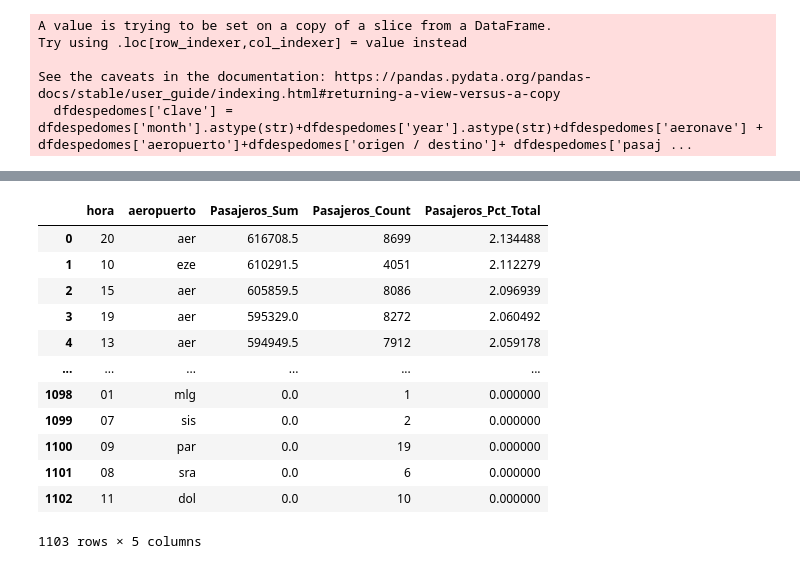
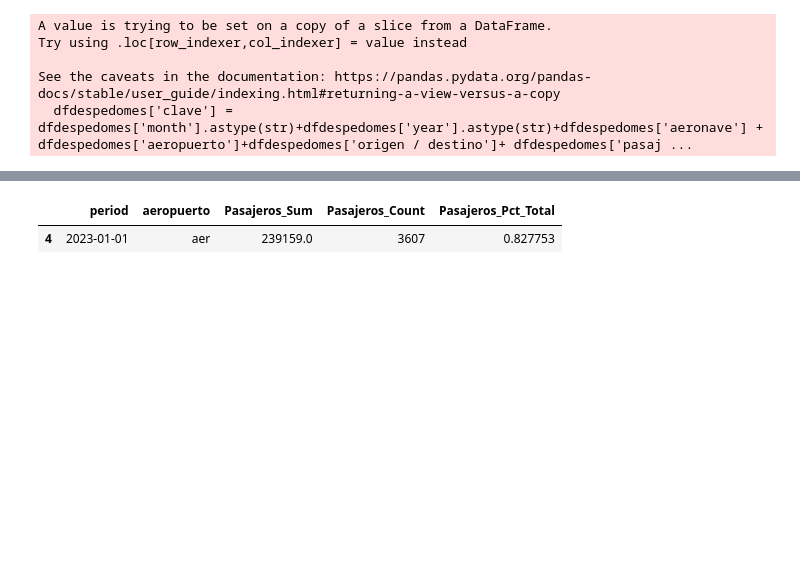
Before and after one commit to martinurtubey92/Algoritmo-y-Bases-de-datos, a Jupyter notebook: Tp Algoritmos.ipynb, the cells around one changed output, grey strips where cells are left out. Saved outputs shown, nothing was run; the diff lists cells and outputs as text; code cells hidden in the pictures; blank space fills up the shorter version.

```diff
--- a/Tp Algoritmos.ipynb
+++ b/Tp Algoritmos.ipynb
@@ -12,0 +16,4 @@ df = pd.read_csv(r"C:\Users\murtubey\OneDrive\Documentos\Data Science Maestria\A
+# %%
+url=create_onedrive_directdownload('https://1drv.ms/u/s!Ao8apDPz_iMP5xuBplq4Q2ExVen3?e=ykziFg')
+#read csv
+df = pd.read_csv(url,delimiter=";",encoding='latin-1')
@@ -282,3 +278,0 @@ dfatedomes.head()
-# %%
-#get week of the month
-dfdespedomes['week'] = pd.DatetimeIndex(dfdespedomes['fecha']).week
@@ -300,4 +287,0 @@ dfdespedomes.head()
-# %%
-#convert period to date without minutes and seconds
-
-dfdespedomes['period'] = pd.to_datetime(dfdespedomes['period'], format='%Y-%m')
@@ -309,0 +288,19 @@ See the caveats in the documentation: https://pandas.pydata.org/pandas-docs/stab
+# %%
+#pasajeros Domesticos
+
+#metricas de tiempo - Cuando se viaja mas - cuando se viaja menos - cuando hay mas pasajeros y cuando menos pasajeros
+
+dfgrupedperiod=dfdespedomes.groupby(['period']).agg(
+    Pasajeros_Sum=('pasajeros', 'sum'),
+    Q_viajes=('pasajeros', 'count'),
+    Detalle_mes=('month', 'unique'),
+    Pasajeros_Pct_Total=('pasajeros', lambda x: x.sum()*100 / df['pasajeros'].sum())
+).sort_values(by='period', ascending=False).reset_index()
+
+#plot grouped data barchar
+dfgrupedperiod.sort_values(by='period', ascending=True).plot.bar(x='period', y='Pasajeros_Pct_Total', rot=90)
+#color blue
+plt.title('Pasajeros por mes')
+plt.xlabel('Mes')
+plt.ylabel('Pasajeros')
+plt.show()
@@ -340,22 +329,20 @@ plt.show()
 # %%
 
 # calculate the sum, count, max, and percentage of total for the 'Pasajeros' and 'days' columns
-df.groupby(['hora','aeropuerto']).agg(
+dfgroupedAero=dfdespedomes.groupby(['period','aeropuerto']).agg(
     Pasajeros_Sum=('pasajeros', 'sum'),
     Pasajeros_Count=('pasajeros', 'count'),
     Pasajeros_Pct_Total=('pasajeros', lambda x: x.sum()*100 / df['pasajeros'].sum())
 ).sort_values(by='Pasajeros_Sum', ascending=False).reset_index()
+
+#mes con mas viajes
+per=dfgrupedperiod[dfgrupedperiod['Pasajeros_Sum']==dfgrupedperiod['Pasajeros_Sum'].max()]['period']
+#lo convierto a string para poder meterlo en le df de aeropuertos
+per=per.to_string(index=False)
+
+#busco del mes con mas pasajeros cual es el eropuerto que mas traccciono
+dfae=dfgroupedAero[(dfgroupedAero['period']==per)]
+dfae[dfae['Pasajeros_Sum']==dfae['Pasajeros_Sum'].max()]
 # %% [output]
-|  | hora | aeropuerto | Pasajeros_Sum | Pasajeros_Count | Pasajeros_Pct_Total |
-| 0 | 20 | aer | 616708.5 | 8699 | 2.134488 |
-| 1 | 10 | eze | 610291.5 | 4051 | 2.112279 |
-| 2 | 15 | aer | 605859.5 | 8086 | 2.096939 |
-| 3 | 19 | aer | 595329.0 | 8272 | 2.060492 |
-| 4 | 13 | aer | 594949.5 | 7912 | 2.059178 |
-| ... | ... | ... | ... | ... | ... |
-| 1098 | 01 | mlg | 0.0 | 1 | 0.000000 |
-| 1099 | 07 | sis | 0.0 | 2 | 0.000000 |
-| 1100 | 09 | par | 0.0 | 19 | 0.000000 |
-| 1101 | 08 | sra | 0.0 | 6 | 0.000000 |
-| 1102 | 11 | dol | 0.0 | 10 | 0.000000 |
+|  | period | aeropuerto | Pasajeros_Sum | Pasajeros_Count | Pasajeros_Pct_Total |
+| 4 | 2023-01-01 | aer | 239159.0 | 3607 | 0.827753 |
-1103 rows × 5 columns
```
Also changed, not shown: parts of 28 cells of this notebook.
